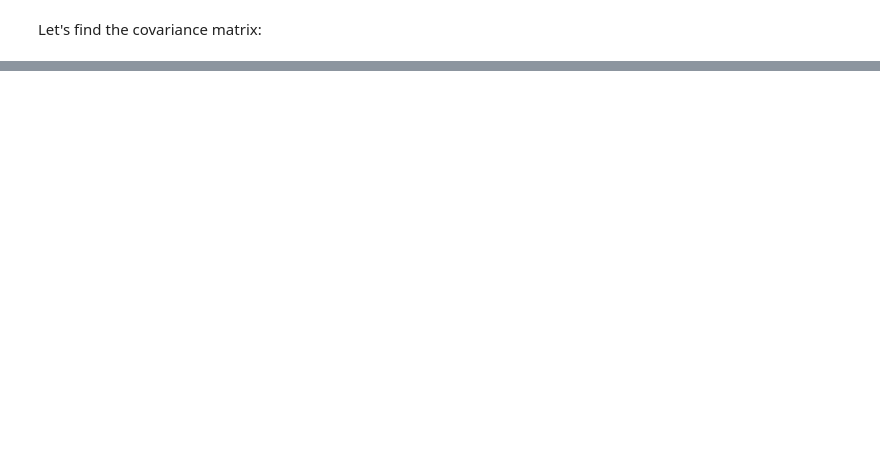
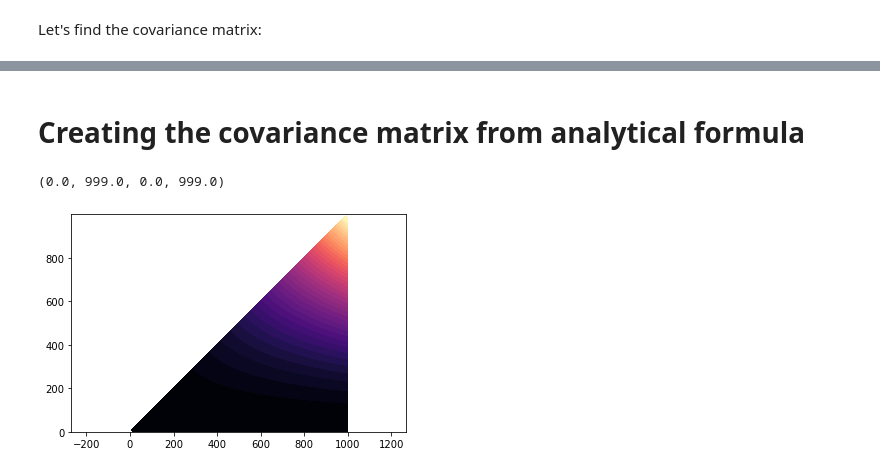
Before and after one commit to thinhhoang95/anomaly-detection-ngsim2, a Jupyter notebook: pwms_spherical/4_modelling_traffic.ipynb, the cells around one changed output, grey strips where cells are left out. Cells and saved outputs as stored; diff of their text form; code cells hidden in the pictures; blank space fills up the shorter version.

```diff
--- a/pwms_spherical/4_modelling_traffic.ipynb
+++ b/pwms_spherical/4_modelling_traffic.ipynb
@@ -73,0 +71,17 @@ plt.axis('equal')
+# %% [markdown]
+# Creating the covariance matrix from analytical formula
+# %%
+N = 1000
+cov_anal = np.zeros((N,N))
+
+for k in range(N):
+    for j in range(k,N):
+        cov_anal[k,j] = 1/2 * k * (k+1) * (np.abs(j-k) + 1/3 * (2*k+1))
+        # cov_anal[k,j] = 1/2 * k * (k+1) * (np.abs(j-k))
+# now cov_anal is upper-triangle
+# cov_anal = cov_anal + cov_anal.T - np.diag(cov_anal.diagonal())
+plt.contourf(cov_anal, cmap='magma', levels=np.arange(100, np.max(cov_anal), np.max(cov_anal)/40))
+plt.axis('equal')
+# %% [output]
+(0.0, 999.0, 0.0, 999.0)
+[figure, added]
```
Also changed, not shown: parts of 14 cells of this notebook.
